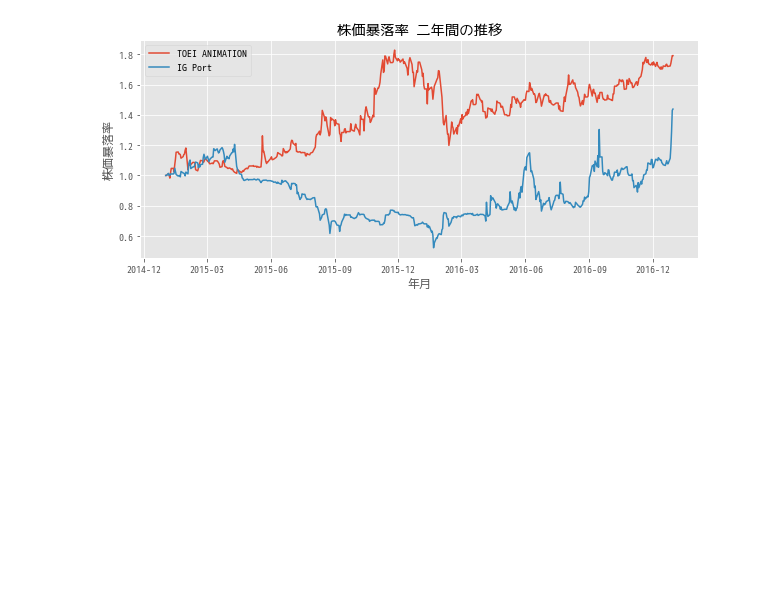
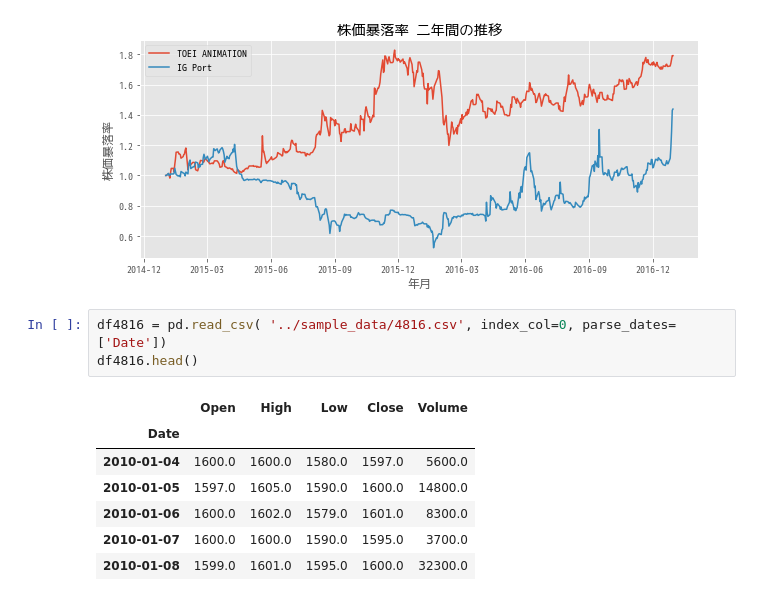
Before and after one commit to yukimura1227/trainings, a Jupyter notebook: matplotlib_sample/matplotlib_sample.ipynb, the cells around one changed output. Drawn from its saved outputs; the diff is of its cells as text; blank space fills up the shorter version.

```diff
--- a/matplotlib_sample/matplotlib_sample.ipynb
+++ b/matplotlib_sample/matplotlib_sample.ipynb
@@ -103,3 +103,14 @@ ax.legend()
 plt.show()
 # %% [output]
 [figure]
+# %%
+df4816 = pd.read_csv( '../sample_data/4816.csv', index_col=0, parse_dates=['Date'])
+df4816.head()
+# %% [output]
+|  | Open | High | Low | Close | Volume |
+| Date |  |  |  |  |  |
+| 2010-01-04 | 1600.0 | 1600.0 | 1580.0 | 1597.0 | 5600.0 |
+| 2010-01-05 | 1597.0 | 1605.0 | 1590.0 | 1600.0 | 14800.0 |
+| 2010-01-06 | 1600.0 | 1602.0 | 1579.0 | 1601.0 | 8300.0 |
+| 2010-01-07 | 1600.0 | 1600.0 | 1590.0 | 1595.0 | 3700.0 |
+| 2010-01-08 | 1599.0 | 1601.0 | 1595.0 | 1600.0 | 32300.0 |
```
Also changed, not shown: parts of 1 cell of this notebook.
